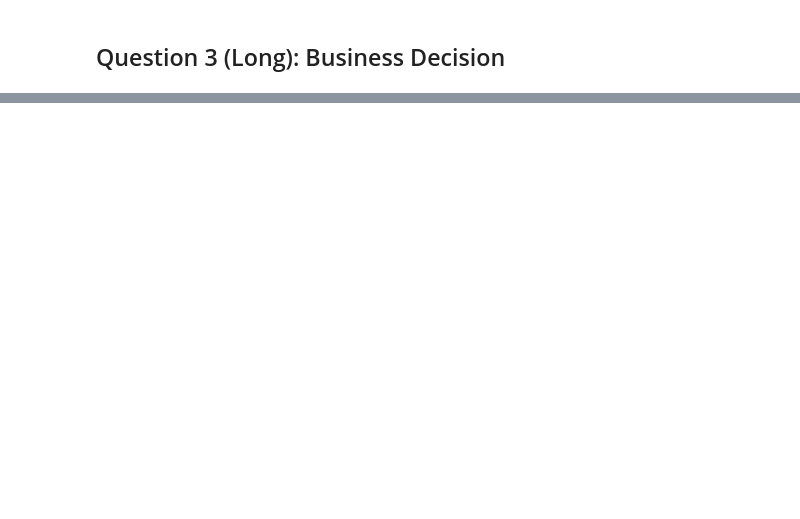
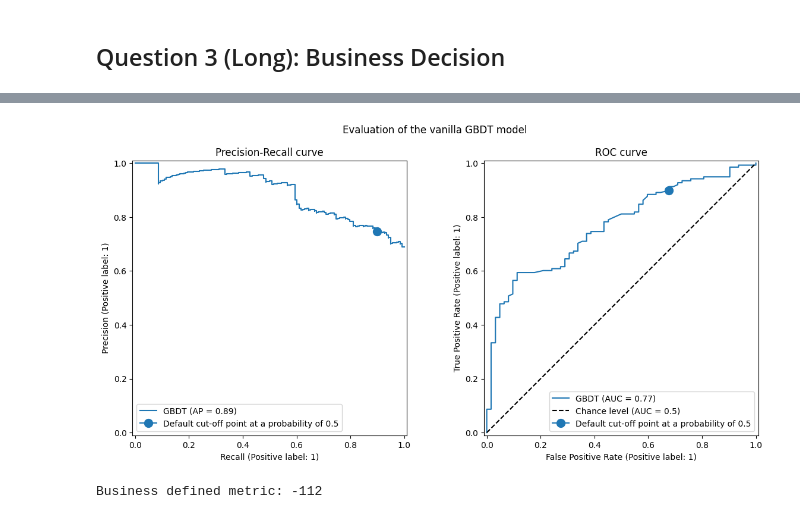
Before and after one commit to neal-logan/dsba6211-summer2024, a Jupyter notebook: notebooks/dsba6211_summer2024_lab3.ipynb, the cells around one changed output, grey strips where cells are left out. Drawn from its saved outputs; the diff is of its cells as text; code cells hidden in the pictures; blank space fills up the shorter version.

```diff
--- a/notebooks/dsba6211_summer2024_lab3.ipynb
+++ b/notebooks/dsba6211_summer2024_lab3.ipynb
@@ -591,0 +658,14 @@ Is there evidence the inputs' distributions have changed significantly?
+# %%
+# fill in the blank (Less than 10 lines of code):
+from skorecard.bucketers import EqualWidthBucketer
+from skorecard.reporting import psi
+
+features = ['status', 'credit_history', 'purpose', 'installment_rate', 'duration']
+bucketer = BucketingProcess(
+    prebucketing_pipeline=make_pipeline(
+        EqualWidthBucketer(n_bins=100, variables=features)
+    )
+)
+bucketer.fit(X, y)
+
+psi(bucketer.transform(X_train), bucketer.transform(X_test))
@@ -622,6 +766,56 @@ Add in code below after `# fill in blank:`
+# %%
+# plot Precision-Recall at 50% using PrecisionRecallDisplay and RocCurveDisplay
+# fill in blank (~30 lines of code):
+
+import matplotlib.pyplot as plt
+
+from sklearn.metrics import PrecisionRecallDisplay, RocCurveDisplay
+
+fig, axs = plt.subplots(nrows=1, ncols=2, figsize=(14, 6))
+
+PrecisionRecallDisplay.from_estimator(
+    scorecard, X_test, y_test, pos_label=pos_label, ax=axs[0], name="GBDT"
+)
+axs[0].plot(
+    scoring["recall"](scorecard, X_test, y_test),
+    scoring["precision"](scorecard, X_test, y_test),
+    marker="o",
+    markersize=10,
+    color="tab:blue",
+    label="Default cut-off point at a probability of 0.5",
+)
+axs[0].set_title("Precision-Recall curve")
+axs[0].legend()
+
+RocCurveDisplay.from_estimator(
+    scorecard,
+    X_test,
+    y_test,
+    pos_label=pos_label,
+    ax=axs[1],
+    name="GBDT",
+    plot_chance_level=True,
+)
+axs[1].plot(
+    scoring["fpr"](scorecard, X_test, y_test),
+    scoring["tpr"](scorecard, X_test, y_test),
+    marker="o",
+    markersize=10,
+    color="tab:blue",
+    label="Default cut-off point at a probability of 0.5",
+)
+axs[1].set_title("ROC curve")
+axs[1].legend()
+_ = fig.suptitle("Evaluation of the vanilla GBDT model")
+# %% [output]
+[figure, added]
 # %%
 # Run scoring['cost_gain'] to get the business value at a 50% threshold
 # fill in blank (1 print statement):
+
+print(f"Business defined metric: {scoring['cost_gain'](scorecard, X_test, y_test)}")
+# %% [output]
+Business defined metric: -112
 # %%
 # Use TunedThresholdClassifierCV to tune threshold; be sure to use train, not test
 # fill in blank (< 10 lines):
```
Also changed, not shown: parts of 23 cells of this notebook.
